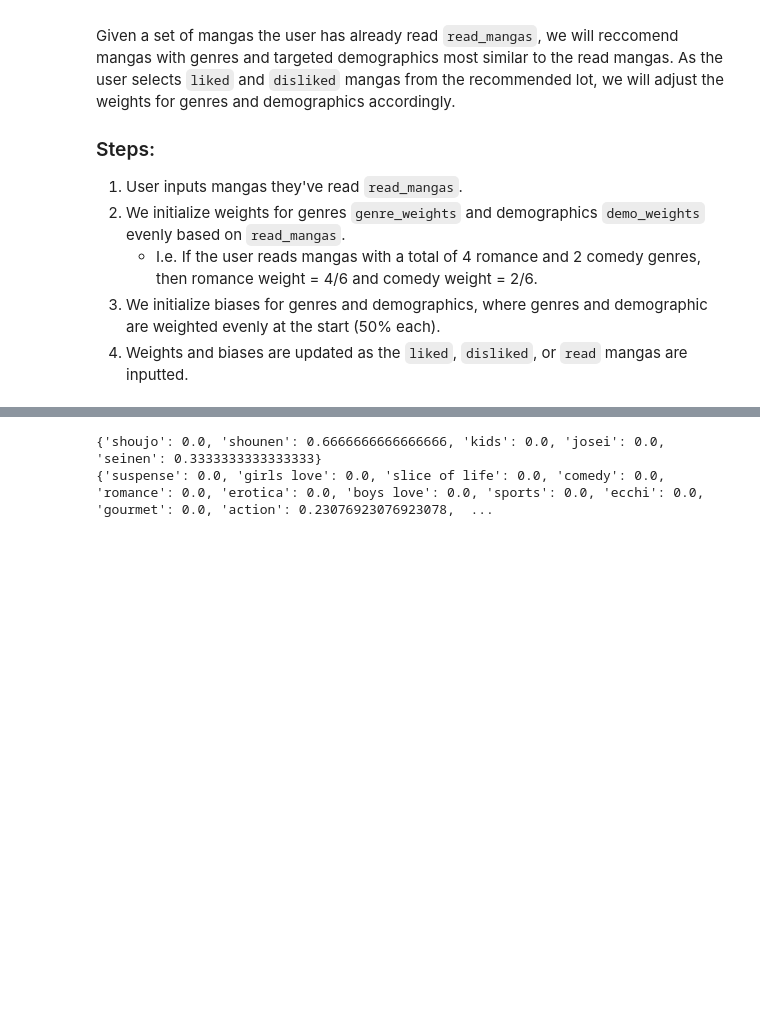
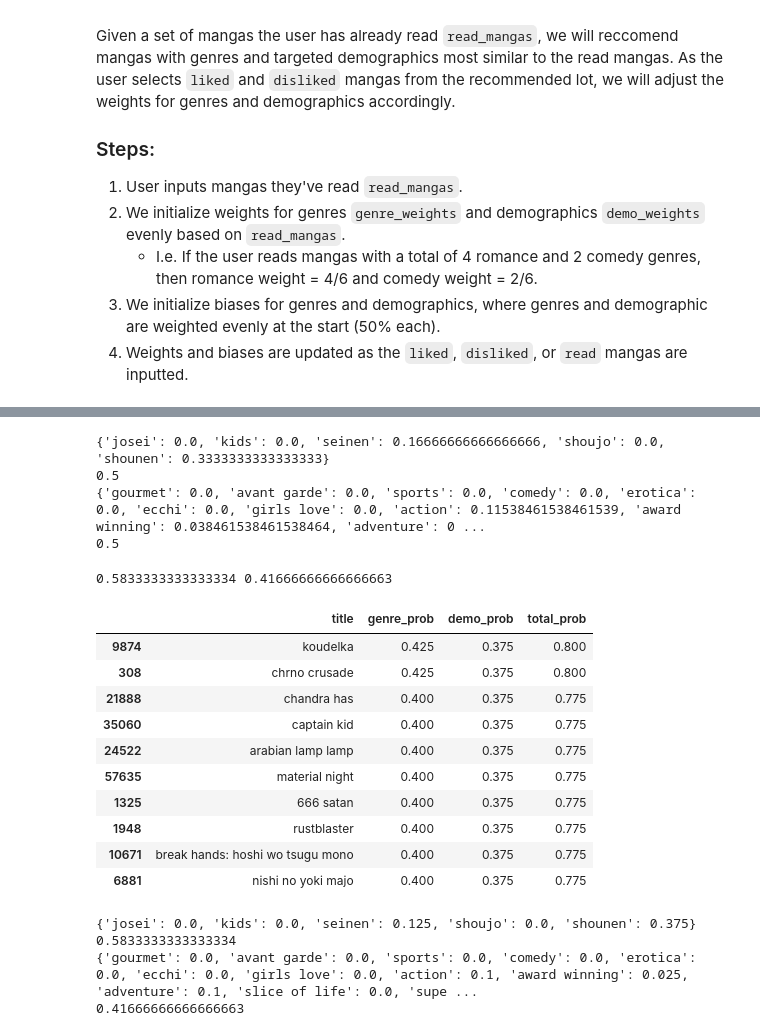
Before and after one commit to GlassesNoGlasses/PythonProjects, a Jupyter notebook: Weeb-Recommendations/manga_rec.ipynb, the cells around one changed output, grey strips where cells are left out. Drawn from its saved outputs; the diff is of its cells as text; code cells hidden in the pictures; blank space fills up the shorter version.

```diff
--- a/Weeb-Recommendations/manga_rec.ipynb
+++ b/Weeb-Recommendations/manga_rec.ipynb
@@ -447,17 +447,18 @@ Given a set of mangas the user has already read `read_mangas`, we will reccomend
 
 # class to store user stats
 class LabeledStats():
-    def __init__(self, data: pd.Series, total = None):
+    def __init__(self, data: pd.Series):
         self.labels = data.keys()
         self.stats = {label: data[label] for label in self.labels}
-        self.total = total if total else sum(self.stats.values())
+        self.total: int = data.sum()
+        self.ratios = {label: data[label] / max(self.total, 1) for label in data.keys()}
 # %%
 # class to cache user stats
 
 class UserStatsCache():
     def __init__(self, size: int = 5):
-        self.cache = []
-        self.size = min(5, size) # limit cache size
+        self.cache: list = []
+        self.size: int = min(5, size) # limit cache size
 
 
     def add_stat(self, liked_genre_stats: LabeledStats, disliked_genre_stats: LabeledStats,
@@ -467,6 +468,31 @@ class UserStatsCache():
 
         self.cache.append({'genre': {'liked': liked_genre_stats, 'disliked': disliked_genre_stats, 'total': liked_genre_stats.total + disliked_genre_stats.total},
                            'demographic': {'liked': liked_demo_stats, 'disliked': disliked_demo_stats, 'total': liked_demo_stats.total + disliked_demo_stats.total}})
+
+    def cache_changes(self, entryA: int = -2, entryB: int = -1, label: str = 'genre'):
+        ''' Return the change in genre stats between entryB and entryA in the cache at label label.
+            Defaults to the last two entries with label = 'genre'; label in ('genre', 'demographic').
+        '''
+
+        if len(self.cache) < 2 or label not in ('genre', 'demographic'):
+            return (-1, -1)
+
+        try:
+            # get cache comparison entries
+            prev = self.cache[entryA][label]
+            curr = self.cache[entryB][label]
+
+            # get differences in liked and disliked mangas between curr and prev
+            liked_changes = {label: curr['liked'].ratios[label] - prev['liked'].ratios[label] for label in curr['liked'].labels}
+            liked_changes = {k: v for k, v in sorted(liked_changes.items(), key=lambda item: item[1])}
+            disliked_changes = {label: curr['disliked'].ratios[label] - prev['disliked'].ratios[label] for label in curr['disliked'].labels}
+            disliked_changes = {k: v for k, v in sorted(disliked_changes.items(), key=lambda item: item[1])}
+
+            return liked_changes, disliked_changes
+
+        except Exception as e:
+            print(e)
+            return (None, None)
 # %%
 # manga recommendation algorithm
 
@@ -682,10 +730,43 @@ model.get_recs(10)
 | 3704 | getter robo | 0.423077 | 0.333333 | 0.756410 |
 | 1325 | 666 satan | 0.423077 | 0.333333 | 0.756410 |
 # %%
-# more model testing
+# see model weights & biases
 print(model.demo_weights)
+print(model.demo_bias)
 print(model.genre_weights)
+print(model.genre_bias)
 # %% [output]
-{'shoujo': 0.0, 'shounen': 0.6666666666666666, 'kids': 0.0, 'josei': 0.0, 'seinen': 0.3333333333333333}
-{'suspense': 0.0, 'girls love': 0.0, 'slice of life': 0.0, 'comedy': 0.0, 'romance': 0.0, 'erotica': 0.0, 'boys love': 0.0, 'sports': 0.0, 'ecchi': 0.0, 'gourmet': 0.0, 'action': 0.23076923076923078,  ...
+{'josei': 0.0, 'kids': 0.0, 'seinen': 0.16666666666666666, 'shoujo': 0.0, 'shounen': 0.3333333333333333}
+0.5
+{'gourmet': 0.0, 'avant garde': 0.0, 'sports': 0.0, 'comedy': 0.0, 'erotica': 0.0, 'ecchi': 0.0, 'girls love': 0.0, 'action': 0.11538461538461539, 'award winning': 0.038461538461538464, 'adventure': 0 ...
+0.5
+# %%
+# test model next iteration
+
+model.train(['Naruto', 'One Piece', 'Berserk'], ['Devilman'], [])
+model.get_recs(10)
+# %% [output]
+0.5833333333333334 0.41666666666666663
+|  | title | genre_prob | demo_prob | total_prob |
+| 9874 | koudelka | 0.425 | 0.375 | 0.800 |
+| 308 | chrno crusade | 0.425 | 0.375 | 0.800 |
+| 21888 | chandra has | 0.400 | 0.375 | 0.775 |
+| 35060 | captain kid | 0.400 | 0.375 | 0.775 |
+| 24522 | arabian lamp lamp | 0.400 | 0.375 | 0.775 |
+| 57635 | material night | 0.400 | 0.375 | 0.775 |
+| 1325 | 666 satan | 0.400 | 0.375 | 0.775 |
+| 1948 | rustblaster | 0.400 | 0.375 | 0.775 |
+| 10671 | break hands: hoshi wo tsugu mono | 0.400 | 0.375 | 0.775 |
+| 6881 | nishi no yoki majo | 0.400 | 0.375 | 0.775 |
+# %%
+# see model weights & biases
+print(model.demo_weights)
+print(model.demo_bias)
+print(model.genre_weights)
+print(model.genre_bias)
+# %% [output]
+{'josei': 0.0, 'kids': 0.0, 'seinen': 0.125, 'shoujo': 0.0, 'shounen': 0.375}
+0.5833333333333334
+{'gourmet': 0.0, 'avant garde': 0.0, 'sports': 0.0, 'comedy': 0.0, 'erotica': 0.0, 'ecchi': 0.0, 'girls love': 0.0, 'action': 0.1, 'award winning': 0.025, 'adventure': 0.1, 'slice of life': 0.0, 'supe ...
+0.41666666666666663
 # %%
```
Also changed, not shown: parts of 10 cells of this notebook.
